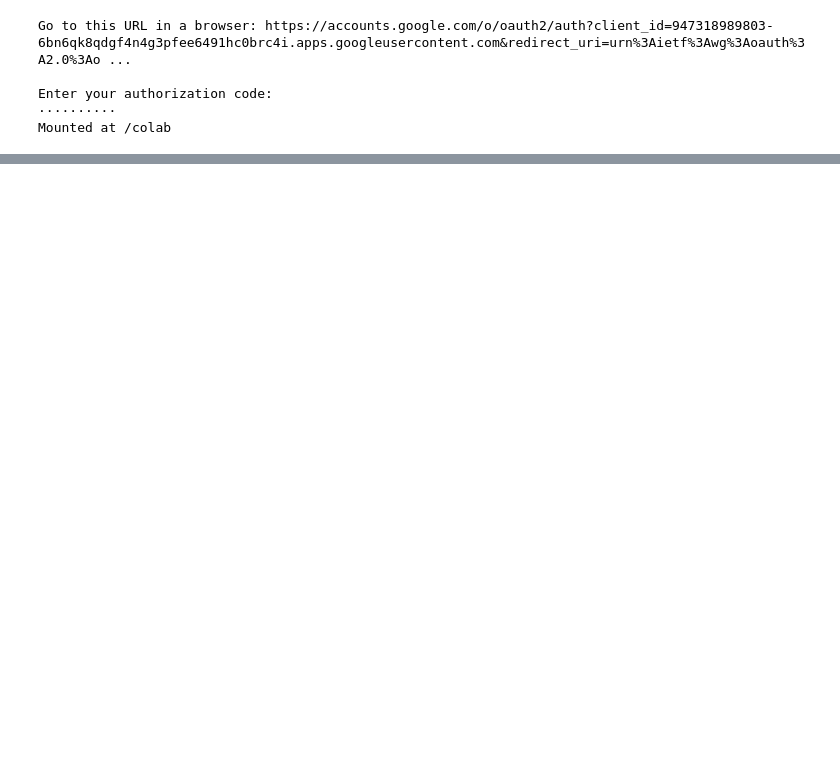
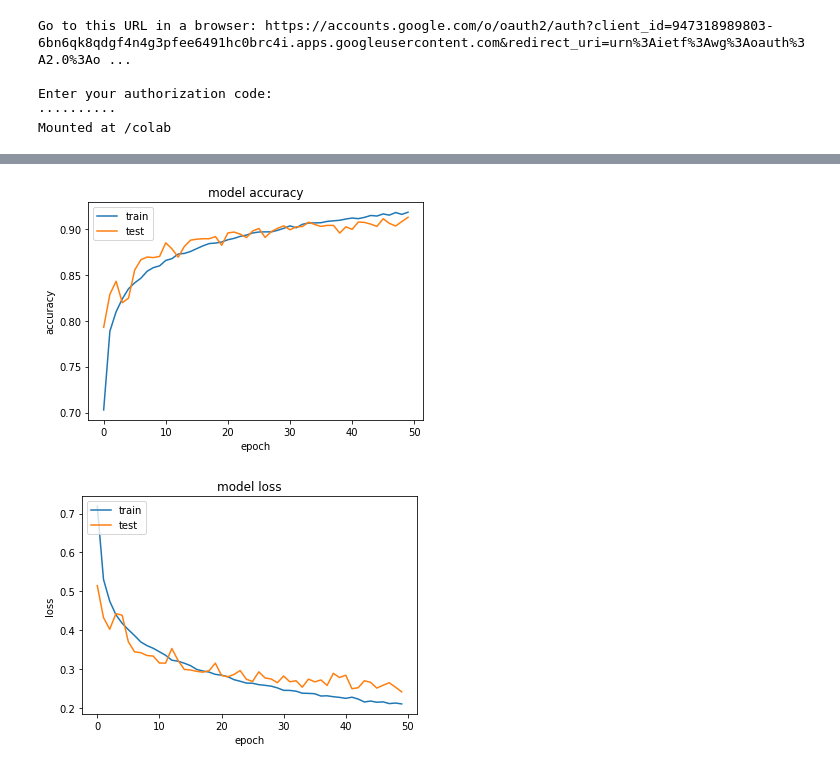
Before and after one commit to Utkarsh4430/MidasIIITD, a Jupyter notebook: CV_Problem/CV_task.ipynb, the cells around one changed output, grey strips where cells are left out. Saved outputs shown, nothing was run; the diff lists cells and outputs as text; code cells hidden in the pictures; blank space fills up the shorter version.

```diff
--- a/CV_Problem/CV_task.ipynb
+++ b/CV_Problem/CV_task.ipynb
@@ -175,0 +313,32 @@ Epoch 49/50
+# %%
+model2 = Sequential()
+
+model2.add(Convolution2D(16, (3,3), padding='same', activation = 'relu',use_bias=False, input_shape=(28,28,1)))
+model2.add(BatchNormalization())
+# model1.add(LeakyReLU(alpha=0.1))
+model2.add(MaxPool2D(pool_size=(2, 2)))
+model2.add(Dropout(0.2))
+
+model2.add(Convolution2D(32, (3,3), padding='same', activation = 'relu',use_bias=False))
+model2.add(BatchNormalization())
+# model1.add(LeakyReLU(alpha=0.1))
+model2.add(MaxPool2D(pool_size=(2, 2)))
+model2.add(Dropout(0.2))
+
+model2.add(Convolution2D(64, (3,3),padding='same', activation = 'relu',use_bias=False))
+model2.add(BatchNormalization())
+# model1.add(LeakyReLU(alpha=0.1))
+model2.add(MaxPool2D(pool_size=(2, 2)))
+model2.add(Dropout(0.2))
+
+model2.add(Convolution2D(128, (3,3), padding='same',activation = 'relu',use_bias=False))
+model2.add(BatchNormalization())
+# model1.add(LeakyReLU(alpha=0.1))
+model2.add(Dropout(0.2))
+
+model2.add(Flatten())
+model2.add(Dense(250,activation='relu'))
+model2.add(Dropout(0.2))
+model2.add(Dense(4,activation='softmax'))
+print(model2.summary())
+model2.compile(optimizer = 'adam',loss = 'categorical_crossentropy', metrics = ['accuracy'])
@@ -175,0 +363,2 @@ Epoch 49/50
+# %%
+X2 = model2.fit(x_train,y_train,batch_size=128,epochs=50,validation_split=0.1)
@@ -175,0 +383,7 @@ Epoch 49/50
+# %%
+func(X2)
+_,acc = model2.evaluate(x_test,y_test)
+print("Test Accuracy : ",acc)
+# %% [output]
+[figure, added]
+[figure, added]
```
Also changed, not shown: parts of 64 cells of this notebook, 5 other files.
